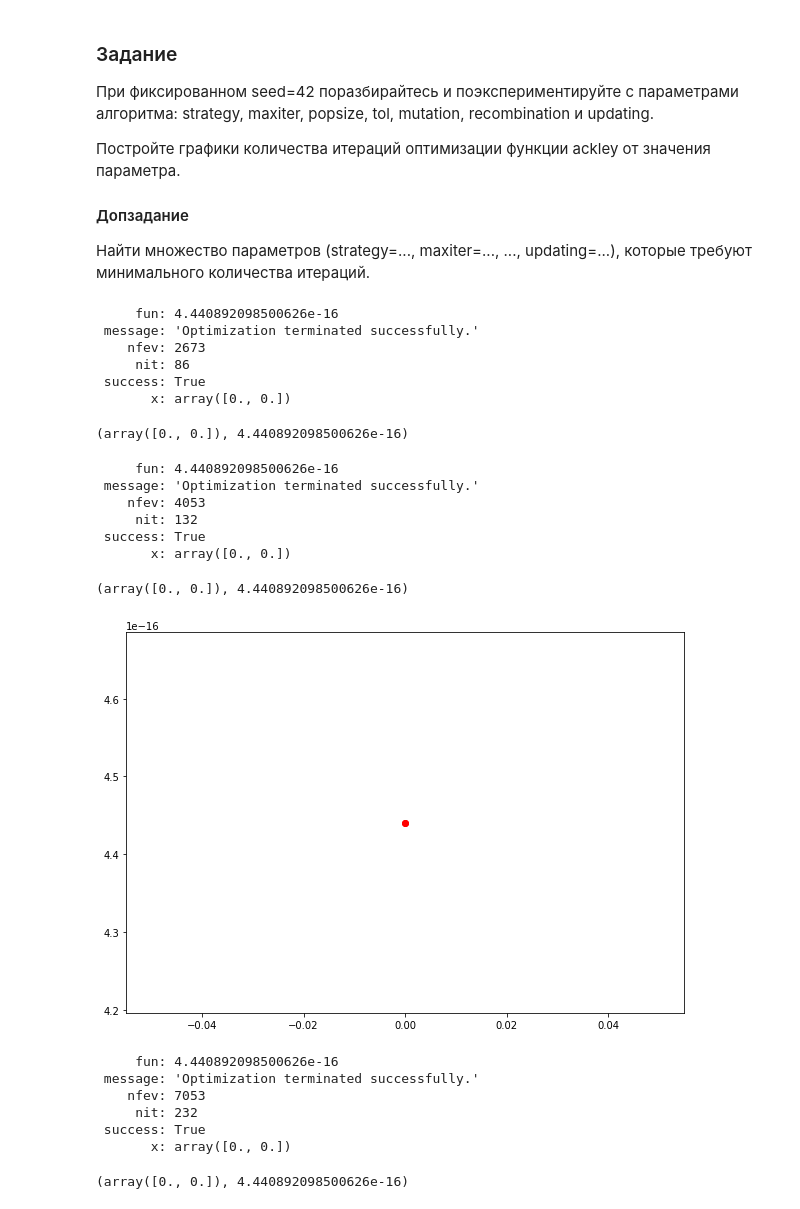
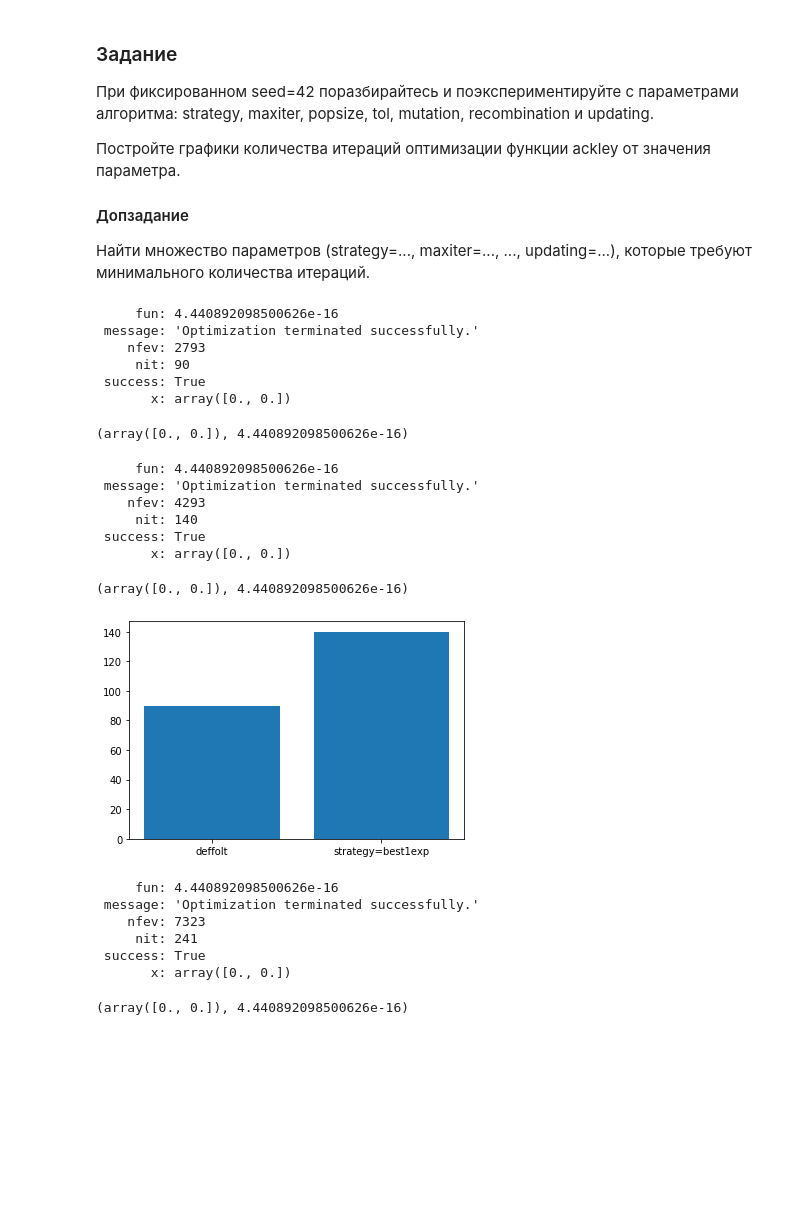
Before and after one commit to Alexander-ASU/sql, a Jupyter notebook: Python 3/homework-6.ipynb, the cells around one changed output. Drawn from its saved outputs; the diff is of its cells as text; code cells hidden in the pictures; blank space fills up the shorter version.

```diff
--- a/Python 3/homework-6.ipynb
+++ b/Python 3/homework-6.ipynb
@@ -22,12 +22,13 @@ def ackley(x):
 
 bounds = [(-10, 10), (-10, 10)]
 result = differential_evolution(ackley, bounds, seed=42)
+itter = result['nit'] #без регулировки параметров, параметры по дефолту
 result
 # %% [output]
      fun: 4.440892098500626e-16
  message: 'Optimization terminated successfully.'
-    nfev: 2673
-     nit: 86
+    nfev: 2793
+     nit: 90
  success: True
        x: array([0., 0.])
 # %%
@@ -42,25 +43,29 @@ def ackley(x):
 
 bounds = [(-10, 10), (-10, 10)]
 result = differential_evolution(ackley, bounds, seed=42,strategy='best1exp')
+itter1 = result['nit'] # меняем параметр связанный со стратегией, используем стратегию = best1exp
 result
 # %% [output]
      fun: 4.440892098500626e-16
  message: 'Optimization terminated successfully.'
-    nfev: 4053
-     nit: 132
+    nfev: 4293
+     nit: 140
  success: True
        x: array([0., 0.])
 # %%
 result.x, result.fun
 # %% [output]
 (array([0., 0.]), 4.440892098500626e-16)
-# %%
-plt.figure(figsize=(10,7))
-#plt.plot(x, fx)
-plt.plot([result.x], [result.fun], 'ro')
-plt.show()
-# %% [output]
-[figure, removed]
+# %%
+res = [itter,itter1]
+x = range(len(res))
+ax = plt.gca()
+ax.bar(x, res, align='center') # align='edge' - выравнивание по границе, а не по центру
+ax.set_xticks(x)
+ax.set_xticklabels(('deffolt', 'strategy=best1exp'))
+plt.show()
+# %% [output]
+[figure, added]
 # %%
 def ackley(x):
     arg1 = -0.2 * np.sqrt(0.5 * (x[0] ** 2 + x[1] ** 2))
@@ -69,12 +74,13 @@ def ackley(x):
 
 bounds = [(-10, 10), (-10, 10)]
 result = differential_evolution(ackley, bounds, seed=42,strategy='rand1exp')
+itter2 = result['nit'] # меняем параметр связанный со стратегией, используем стратегию = rand1exp
 result
 # %% [output]
      fun: 4.440892098500626e-16
  message: 'Optimization terminated successfully.'
-    nfev: 7053
-     nit: 232
+    nfev: 7323
+     nit: 241
  success: True
        x: array([0., 0.])
 # %%
```
Also changed, not shown: parts of 34 cells of this notebook.
